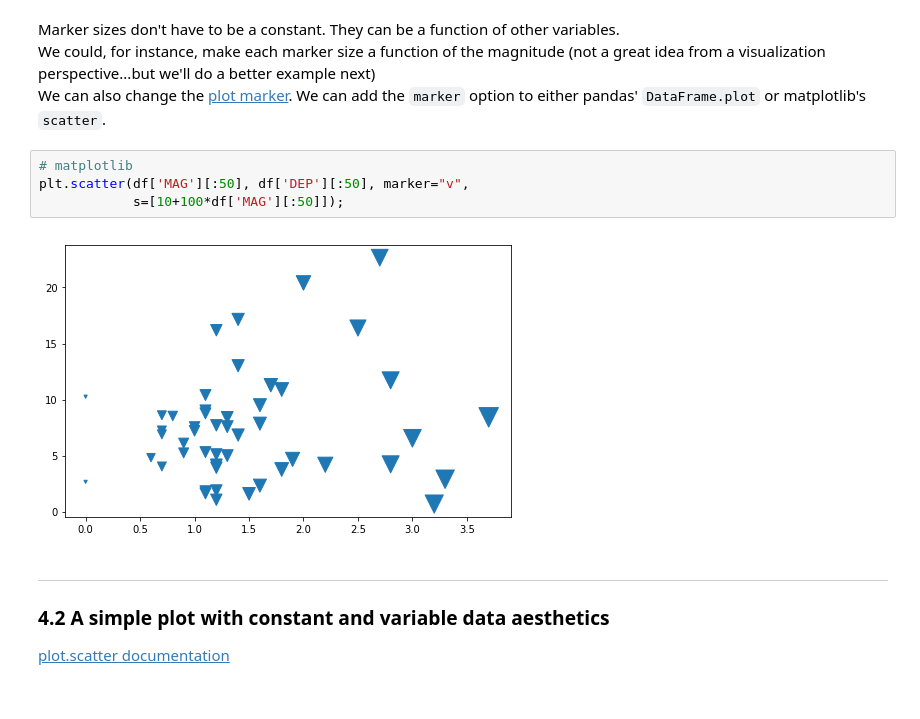
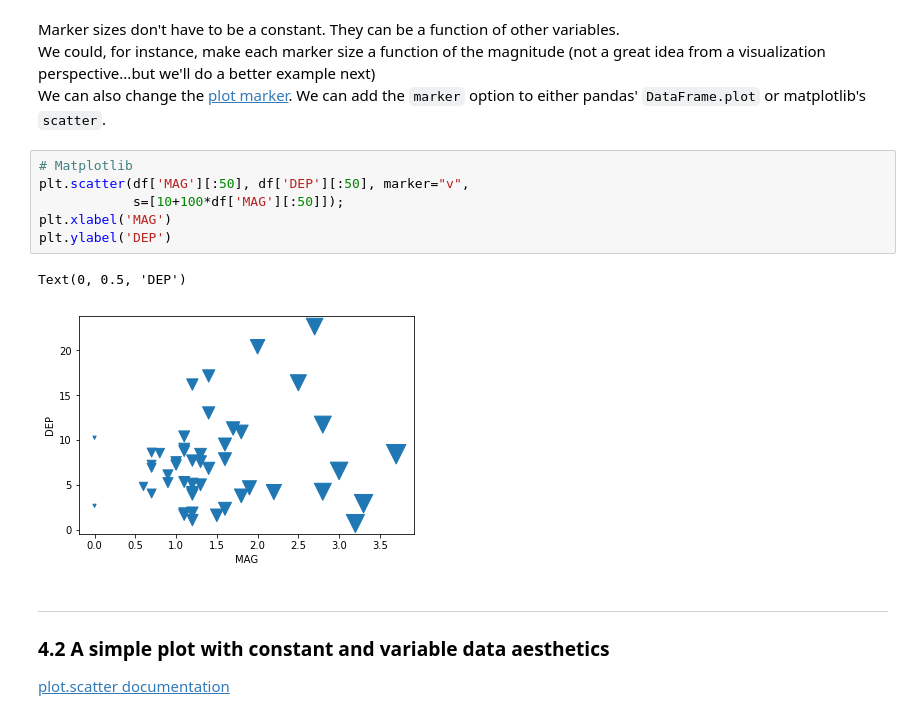
Before and after one commit to nuitrcs/pythonvisualization, a Jupyter notebook: plotting.ipynb, the cells around one changed output. Cells and saved outputs as stored; diff of their text form.

```diff
--- a/plotting.ipynb
+++ b/plotting.ipynb
@@ -234,11 +222,14 @@ Marker sizes don't have to be a constant.  They can be a function of other varia
 We could, for instance, make each marker size a function of the magnitude (not a great idea from a visualization perspective...but we'll do a better example next)
 We can also change the [plot marker](https://matplotlib.org/api/markers_api.html).  We can add the `marker` option to either pandas' `DataFrame.plot` or matplotlib's `scatter`.
 # %%
-# matplotlib
+# Matplotlib
 plt.scatter(df['MAG'][:50], df['DEP'][:50], marker="v",
             s=[10+100*df['MAG'][:50]]);
+plt.xlabel('MAG')
+plt.ylabel('DEP')
 # %% [output]
+Text(0, 0.5, 'DEP')
-[figure, old version]
+[figure, new version]
 # %% [markdown]
 ---
 
```
Also changed, not shown: parts of 87 cells of this notebook.
